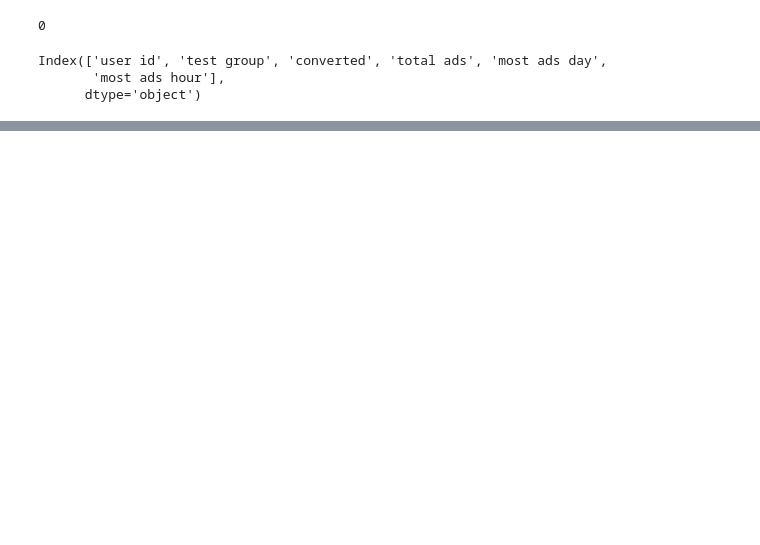
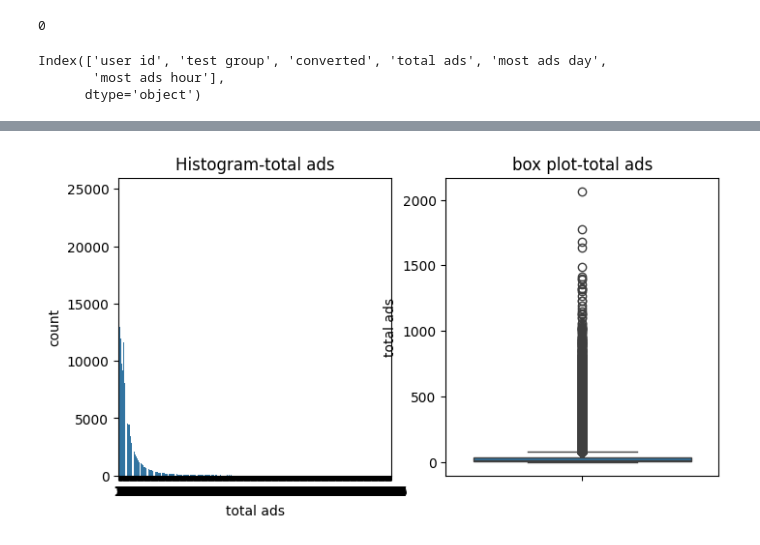
Before and after one commit to NourhanDeifSayed/-A-B-testing-analysis, a Jupyter notebook: Copy_of_A_B_testing_analysis.ipynb, the cells around one changed output, grey strips where cells are left out. Drawn from its saved outputs; the diff is of its cells as text; code cells hidden in the pictures; blank space fills up the shorter version.

```diff
--- a/Copy_of_A_B_testing_analysis.ipynb
+++ b/Copy_of_A_B_testing_analysis.ipynb
@@ -95,0 +113,19 @@ plt.show()
+# %%
+variable="total ads"
+
+#count plot
+plt.figure(figsize=(8,4))
+plt.subplot(1,2,1)
+sns.countplot(x=variable, data=data)
+plt.title(f'Histogram-{variable}')
+
+
+
+plt.subplot(1,2,2)
+
+sns.boxplot(y=variable ,data=data)
+plt.title(f'box plot-{variable}')
+
+plt.show()
+# %% [output]
+[figure, added]
```
Also changed, not shown: parts of 7 cells of this notebook.
